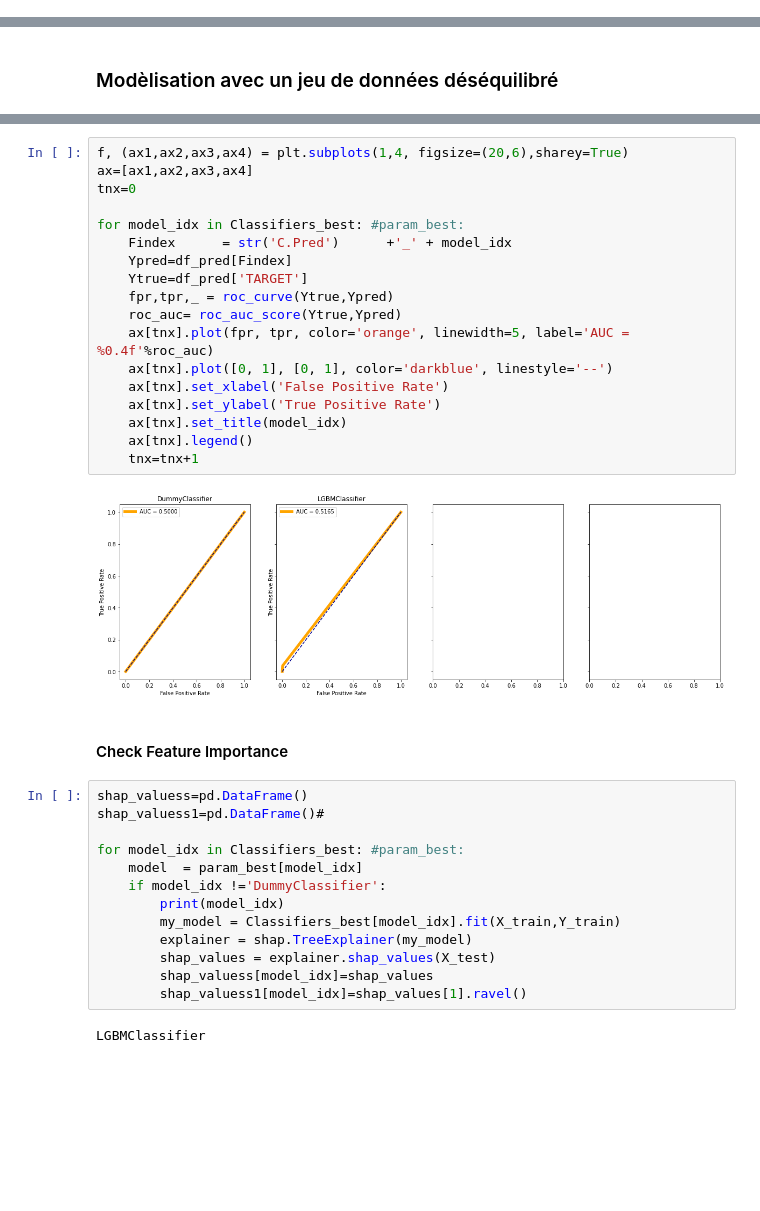
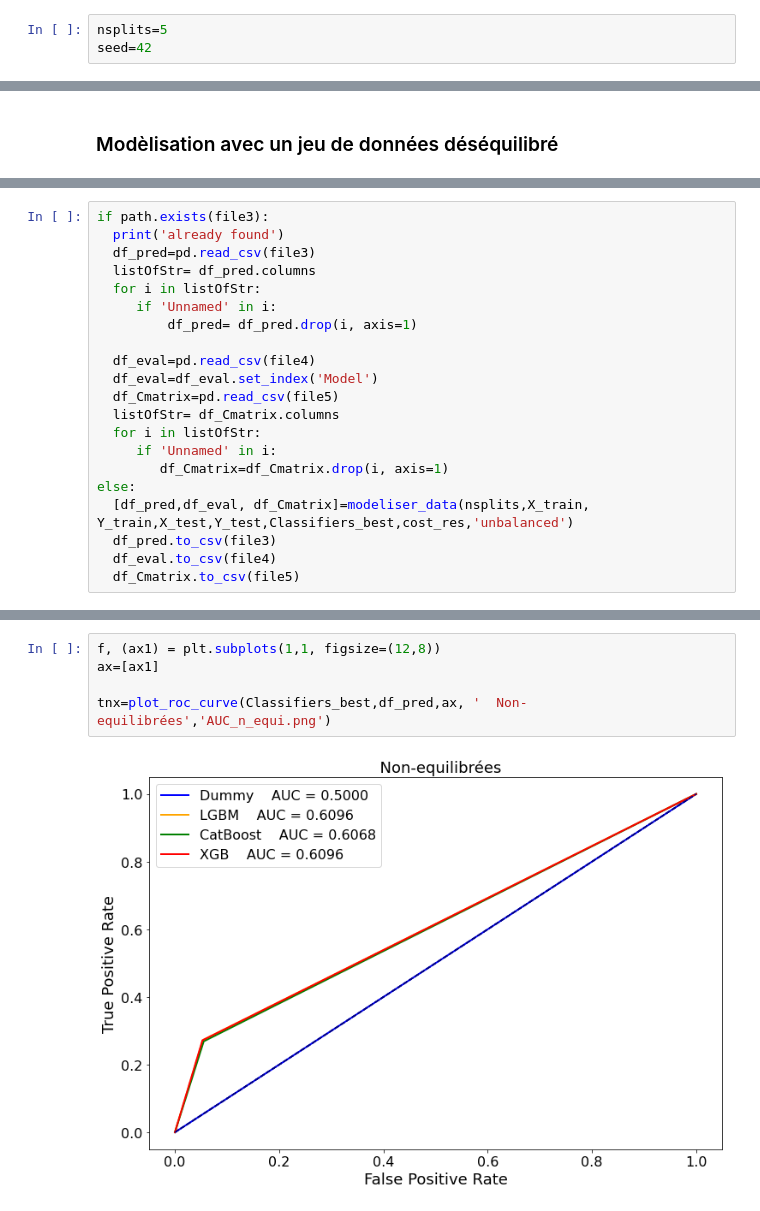
Before and after one commit to yonssJ/Data-Science-Course, a Jupyter notebook: P7/Modelling.ipynb, the cells around one changed output, grey strips where cells are left out. Saved outputs shown, nothing was run; the diff lists cells and outputs as text; blank space fills up the shorter version.

```diff
--- a/P7/Modelling.ipynb
+++ b/P7/Modelling.ipynb
@@ -62,3 +156,6 @@ warnings.simplefilter(action='ignore', category=Warning)
+# %%
+nsplits=5
+seed=42
 # %% [markdown]
 ## Données
 # %%
@@ -329,0 +634,21 @@ qs.axhline(y=cost_res.min().min(), color='r', linestyle='--', lw=2)
+# %%
+if path.exists(file3):
+  print('already found')
+  df_pred=pd.read_csv(file3)
+  listOfStr= df_pred.columns
+  for i in listOfStr:
+     if 'Unnamed' in i:
+         df_pred= df_pred.drop(i, axis=1)
+
+  df_eval=pd.read_csv(file4)
+  df_eval=df_eval.set_index('Model')
+  df_Cmatrix=pd.read_csv(file5)
+  listOfStr= df_Cmatrix.columns
+  for i in listOfStr:
+     if 'Unnamed' in i:
+        df_Cmatrix=df_Cmatrix.drop(i, axis=1)
+else:
+  [df_pred,df_eval, df_Cmatrix]=modeliser_data(nsplits,X_train, Y_train,X_test,Y_test,Classifiers_best,cost_res,'unbalanced')
+  df_pred.to_csv(file3)
+  df_eval.to_csv(file4)
+  df_Cmatrix.to_csv(file5)
@@ -352,37 +671,7 @@ for model_idx in Classifiers_best:
 # %%
-f, (ax1,ax2,ax3,ax4) = plt.subplots(1,4, figsize=(20,6),sharey=True)
-ax=[ax1,ax2,ax3,ax4]
-tnx=0
+f, (ax1) = plt.subplots(1,1, figsize=(12,8))
+ax=[ax1]
 
-for model_idx in Classifiers_best: #param_best:
-    Findex      = str('C.Pred')      +'_' + model_idx
-    Ypred=df_pred[Findex]
-    Ytrue=df_pred['TARGET']
-    fpr,tpr,_ = roc_curve(Ytrue,Ypred)
-    roc_auc= roc_auc_score(Ytrue,Ypred)
-    ax[tnx].plot(fpr, tpr, color='orange', linewidth=5, label='AUC = %0.4f'%roc_auc)
-    ax[tnx].plot([0, 1], [0, 1], color='darkblue', linestyle='--')
-    ax[tnx].set_xlabel('False Positive Rate')
-    ax[tnx].set_ylabel('True Positive Rate')
-    ax[tnx].set_title(model_idx)
-    ax[tnx].legend()
-    tnx=tnx+1
+tnx=plot_roc_curve(Classifiers_best,df_pred,ax, '  Non-equilibrées','AUC_n_equi.png')
 # %% [output]
-[figure, old version]
+[figure, new version]
-# %% [markdown]
-#### Check Feature Importance
-# %%
-shap_valuess=pd.DataFrame()
-shap_valuess1=pd.DataFrame()#
-
-for model_idx in Classifiers_best: #param_best:
-    model  = param_best[model_idx]
-    if model_idx !='DummyClassifier':
-        print(model_idx)
-        my_model = Classifiers_best[model_idx].fit(X_train,Y_train)
-        explainer = shap.TreeExplainer(my_model)
-        shap_values = explainer.shap_values(X_test)
-        shap_valuess[model_idx]=shap_values
-        shap_valuess1[model_idx]=shap_values[1].ravel()
-# %% [output]
-LGBMClassifier
```
Also changed, not shown: parts of 100 cells of this notebook, 11 other files.
